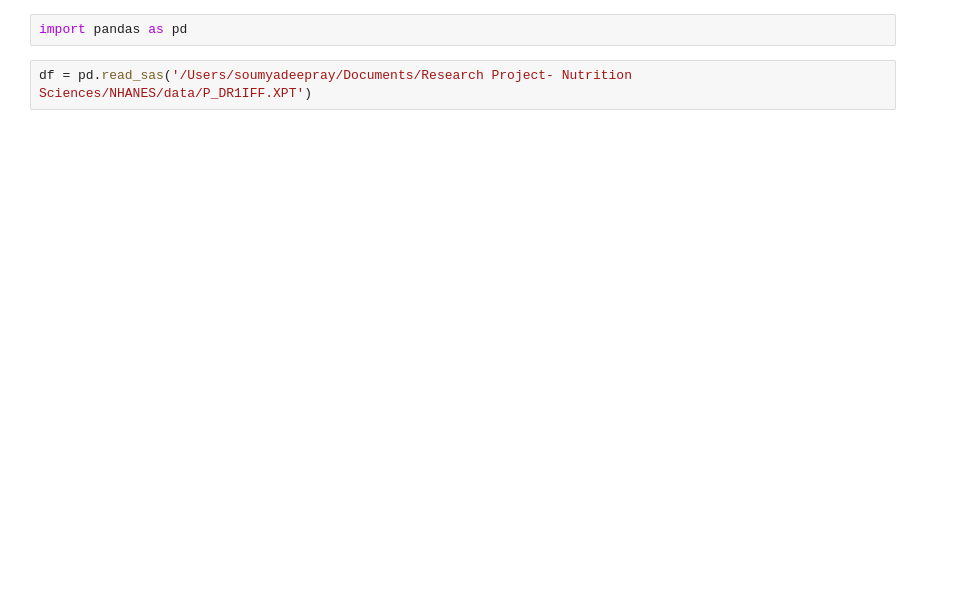
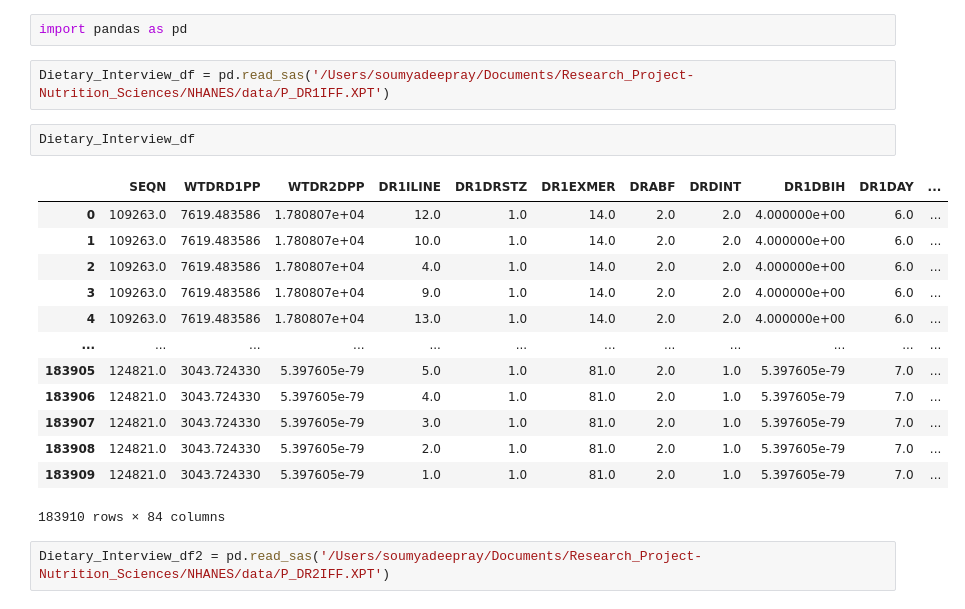
Before and after one commit to allisonhepworth/NHANES, a Jupyter notebook: code/NHANES_2017_PrePandemic_Dietary_Data.ipynb, the cells around one changed output. Saved outputs shown, nothing was run; the diff lists cells and outputs as text; blank space fills up the shorter version.

```diff
--- a/code/NHANES_2017_PrePandemic_Dietary_Data.ipynb
+++ b/code/NHANES_2017_PrePandemic_Dietary_Data.ipynb
@@ -1,4 +1,22 @@
 # %%
 import pandas as pd
 # %%
-df = pd.read_sas('/Users/soumyadeepray/Documents/Research Project- Nutrition Sciences/NHANES/data/P_DR1IFF.XPT')
+Dietary_Interview_df = pd.read_sas('/Users/soumyadeepray/Documents/Research_Project-Nutrition_Sciences/NHANES/data/P_DR1IFF.XPT')
+# %%
+Dietary_Interview_df
+# %% [output]
+|  | SEQN | WTDRD1PP | WTDR2DPP | DR1ILINE | DR1DRSTZ | DR1EXMER | DRABF | DRDINT | DR1DBIH | DR1DAY | ... |
+| 0 | 109263.0 | 7619.483586 | 1.780807e+04 | 12.0 | 1.0 | 14.0 | 2.0 | 2.0 | 4.000000e+00 | 6.0 | ... |
+| 1 | 109263.0 | 7619.483586 | 1.780807e+04 | 10.0 | 1.0 | 14.0 | 2.0 | 2.0 | 4.000000e+00 | 6.0 | ... |
+| 2 | 109263.0 | 7619.483586 | 1.780807e+04 | 4.0 | 1.0 | 14.0 | 2.0 | 2.0 | 4.000000e+00 | 6.0 | ... |
+| 3 | 109263.0 | 7619.483586 | 1.780807e+04 | 9.0 | 1.0 | 14.0 | 2.0 | 2.0 | 4.000000e+00 | 6.0 | ... |
+| 4 | 109263.0 | 7619.483586 | 1.780807e+04 | 13.0 | 1.0 | 14.0 | 2.0 | 2.0 | 4.000000e+00 | 6.0 | ... |
+| ... | ... | ... | ... | ... | ... | ... | ... | ... | ... | ... | ... |
+| 183905 | 124821.0 | 3043.724330 | 5.397605e-79 | 5.0 | 1.0 | 81.0 | 2.0 | 1.0 | 5.397605e-79 | 7.0 | ... |
+| 183906 | 124821.0 | 3043.724330 | 5.397605e-79 | 4.0 | 1.0 | 81.0 | 2.0 | 1.0 | 5.397605e-79 | 7.0 | ... |
+| 183907 | 124821.0 | 3043.724330 | 5.397605e-79 | 3.0 | 1.0 | 81.0 | 2.0 | 1.0 | 5.397605e-79 | 7.0 | ... |
+| 183908 | 124821.0 | 3043.724330 | 5.397605e-79 | 2.0 | 1.0 | 81.0 | 2.0 | 1.0 | 5.397605e-79 | 7.0 | ... |
+| 183909 | 124821.0 | 3043.724330 | 5.397605e-79 | 1.0 | 1.0 | 81.0 | 2.0 | 1.0 | 5.397605e-79 | 7.0 | ... |
+183910 rows × 84 columns
+# %%
+Dietary_Interview_df2 = pd.read_sas('/Users/soumyadeepray/Documents/Research_Project-Nutrition_Sciences/NHANES/data/P_DR2IFF.XPT')
```
Also changed, not shown: parts of 20 cells of this notebook, 3 other files.
